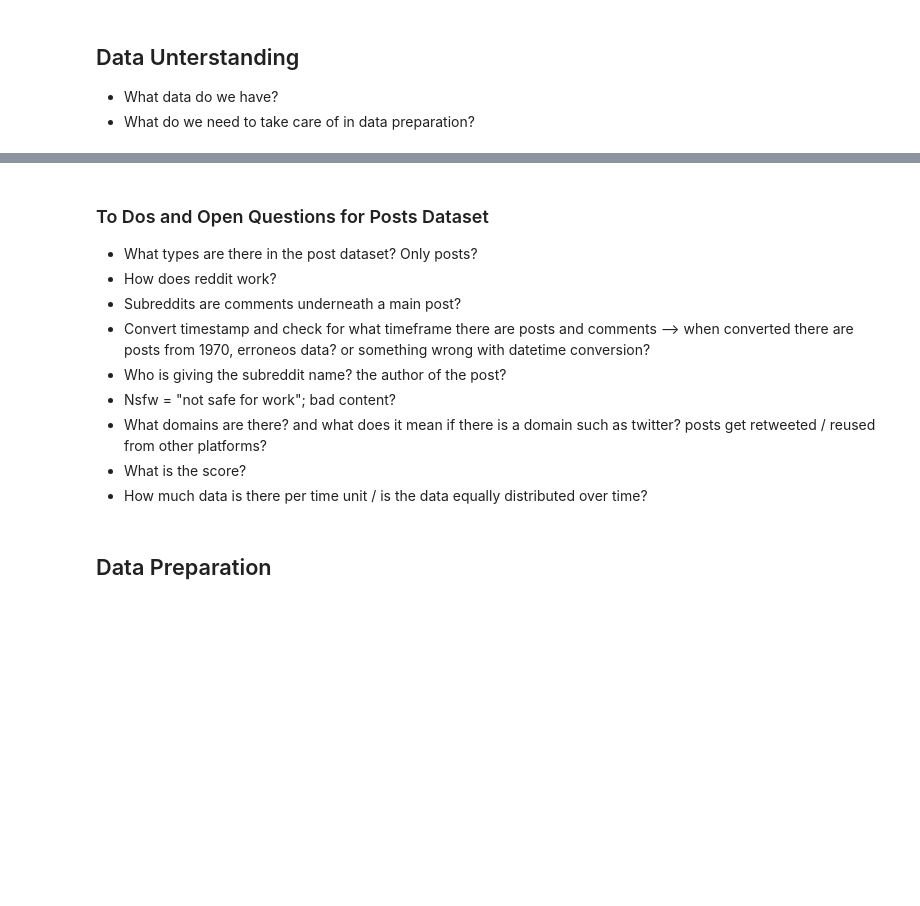
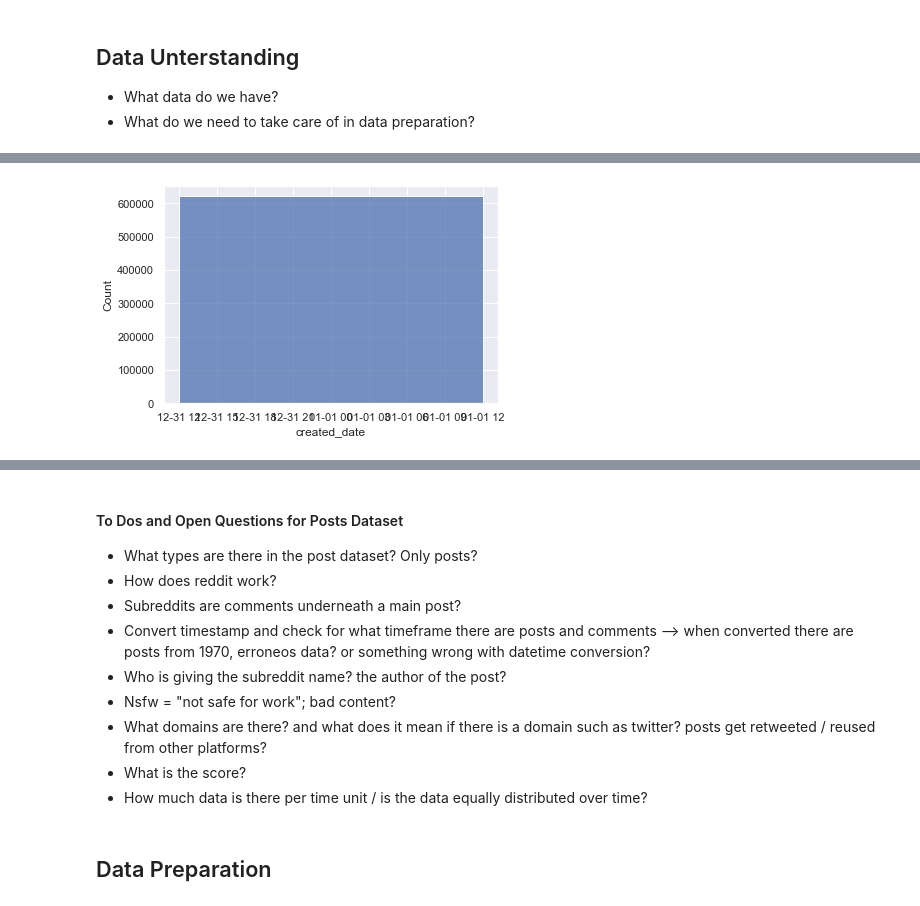
Before and after one commit to anjaghub/datascience_project_2023, a Jupyter notebook: reddit_climate_change.ipynb, the cells around one changed output, grey strips where cells are left out. Cells and saved outputs as stored; diff of their text form; code cells hidden in the pictures; blank space fills up the shorter version.

Commit message:
convert timestamp
tried to convert timestamp and create a new timestamp / date column , but error occuring. dates are all set to 1970

```diff
--- a/reddit_climate_change.ipynb
+++ b/reddit_climate_change.ipynb
@@ -101,4 +122,5 @@ score              int64
 dtype: object
 # %%
-# Convert timestamps
-raw_comments['created_converted'] = pd.to_datetime(raw_comments['created_utc'], utc=True)
+# Convert post timestamps and create a date column
+raw_posts['created_converted'] = pd.to_datetime(raw_posts['created_utc'], utc=True)
+raw_posts['created_date'] = pd.to_datetime(raw_posts['created_converted']).dt.normalize()
@@ -111,0 +127,13 @@ raw_comments['created_converted'] = pd.to_datetime(raw_comments['created_utc'],
+# %%
+# Distribution of datapoints
+
+# set a grey background (use sns.set_theme() if seaborn version 0.11.0 or above)
+sns.set(style="darkgrid")
+sns
+
+sns.histplot(data=raw_posts, x="created_date")
+plt.show()
+
+raw_posts['created_date']
+# %% [output]
+[figure, added]
@@ -112,5 +152,5 @@ raw_comments['created_converted'] = pd.to_datetime(raw_comments['created_utc'],
 # %% [markdown]
-### To Dos and Open Questions for Posts Dataset
+#### To Dos and Open Questions for Posts Dataset
 - What types are there in the post dataset? Only posts?
 - How does reddit work?
 - Subreddits are comments underneath a main post?
```
Also changed, not shown: parts of 10 cells of this notebook.
